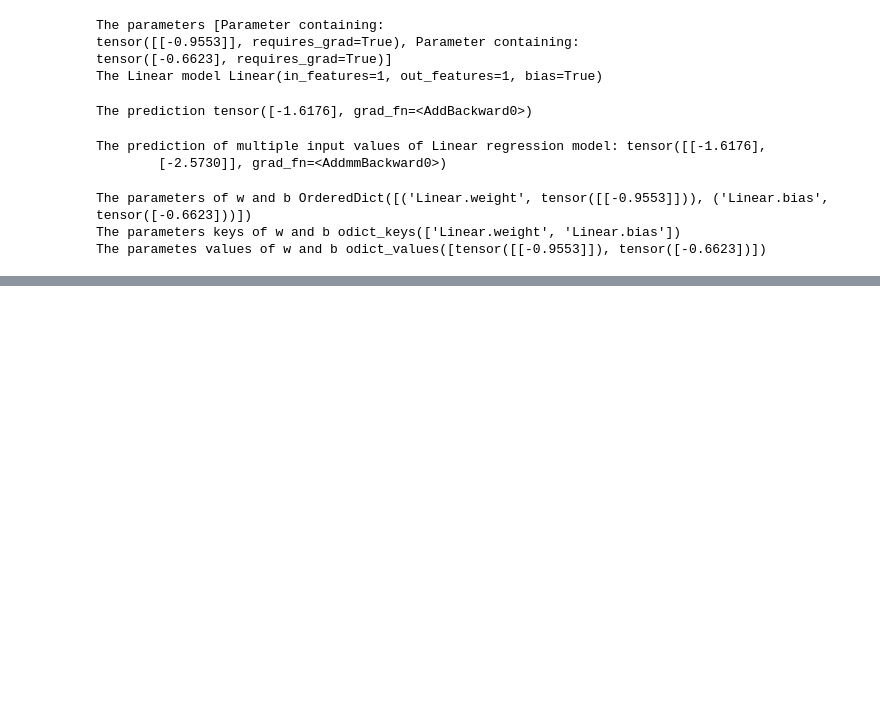
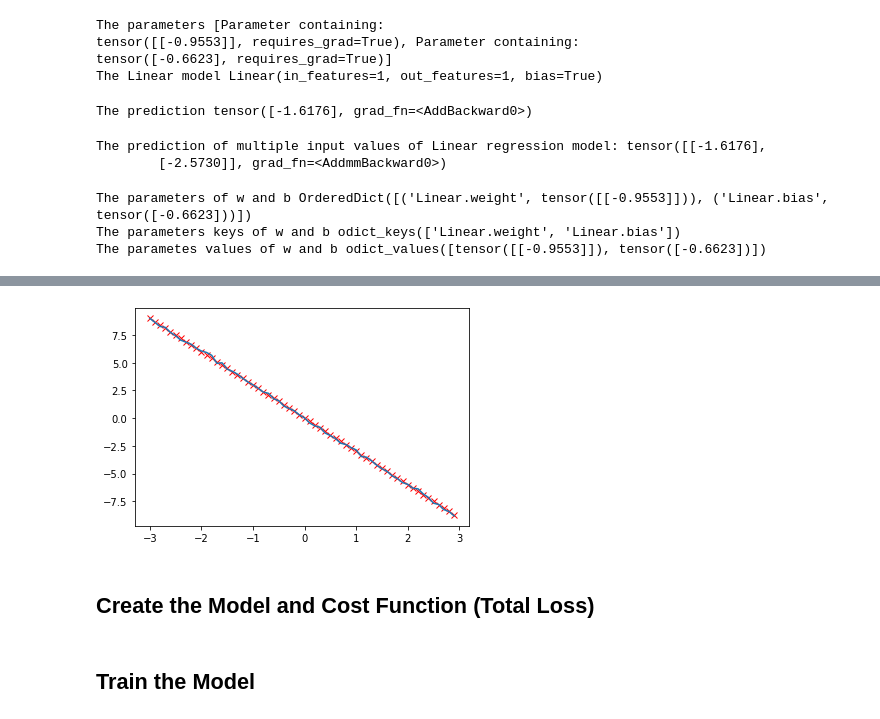
Before and after one commit to antonynickson/PyTorch_For_Machine_Learning_Workbook, a Jupyter notebook: PyTorch_For_Machine_Learning.ipynb, the cells around one changed output, grey strips where cells are left out. Drawn from its saved outputs; the diff is of its cells as text; code cells hidden in the pictures; blank space fills up the shorter version.

```diff
--- a/PyTorch_For_Machine_Learning.ipynb
+++ b/PyTorch_For_Machine_Learning.ipynb
@@ -1028,0 +1090,12 @@ The parametes values of w and b odict_values([tensor([[-0.9553]]), tensor([-0.66
+# %%
+# Adding some noise
+
+y = f + 0.1 * torch.randn(x.size())
+# %%
+# Lets plot y
+
+plt.plot(x.numpy(),f.numpy(),'rx',label='f')
+plt.plot(x.numpy(),y.numpy(),label='y')
+plt.show()
+# %% [output]
+[figure, added]
@@ -1028,0 +1104,2 @@ The parametes values of w and b odict_values([tensor([[-0.9553]]), tensor([-0.66
+# %% [markdown]
+<h2 id="Model_Cost">Create the Model and Cost Function (Total Loss)</h2>
@@ -1028,0 +1124,2 @@ The parametes values of w and b odict_values([tensor([[-0.9553]]), tensor([-0.66
+# %% [markdown]
+<h2 id="Train">Train the Model</h2>
```
Also changed, not shown: parts of 152 cells of this notebook.
